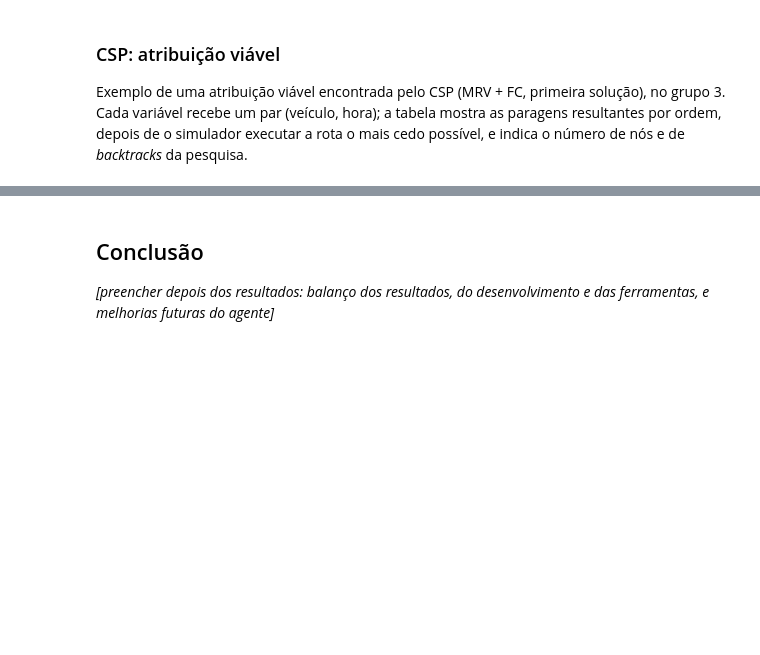
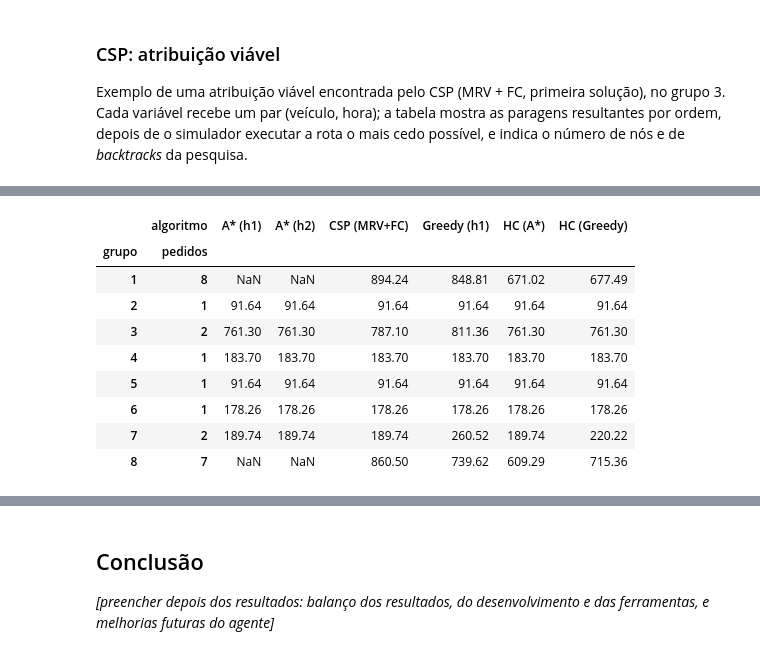
Before and after one commit to disilva021P/IA26_P01_G13, a Jupyter notebook: Proj01.ipynb, the cells around one changed output, grey strips where cells are left out. Cells and saved outputs as stored; diff of their text form; code cells hidden in the pictures; blank space fills up the shorter version.

```diff
--- a/Proj01.ipynb
+++ b/Proj01.ipynb
@@ -224,0 +336,14 @@ Q3.timeline(c3["routes"], origin)
+# %%
+custos = df.pivot(index=["grupo", "pedidos"], columns="algoritmo", values="custo")
+custos
+# %% [output]
+|  | algoritmo | A* (h1) | A* (h2) | CSP (MRV+FC) | Greedy (h1) | HC (A*) | HC (Greedy) |
+| grupo | pedidos |  |  |  |  |  |  |
+| 1 | 8 | NaN | NaN | 894.24 | 848.81 | 671.02 | 677.49 |
+| 2 | 1 | 91.64 | 91.64 | 91.64 | 91.64 | 91.64 | 91.64 |
+| 3 | 2 | 761.30 | 761.30 | 787.10 | 811.36 | 761.30 | 761.30 |
+| 4 | 1 | 183.70 | 183.70 | 183.70 | 183.70 | 183.70 | 183.70 |
+| 5 | 1 | 91.64 | 91.64 | 91.64 | 91.64 | 91.64 | 91.64 |
+| 6 | 1 | 178.26 | 178.26 | 178.26 | 178.26 | 178.26 | 178.26 |
+| 7 | 2 | 189.74 | 189.74 | 189.74 | 260.52 | 189.74 | 220.22 |
+| 8 | 7 | NaN | NaN | 860.50 | 739.62 | 609.29 | 715.36 |
```
Also changed, not shown: parts of 19 cells of this notebook, 1 other file.
